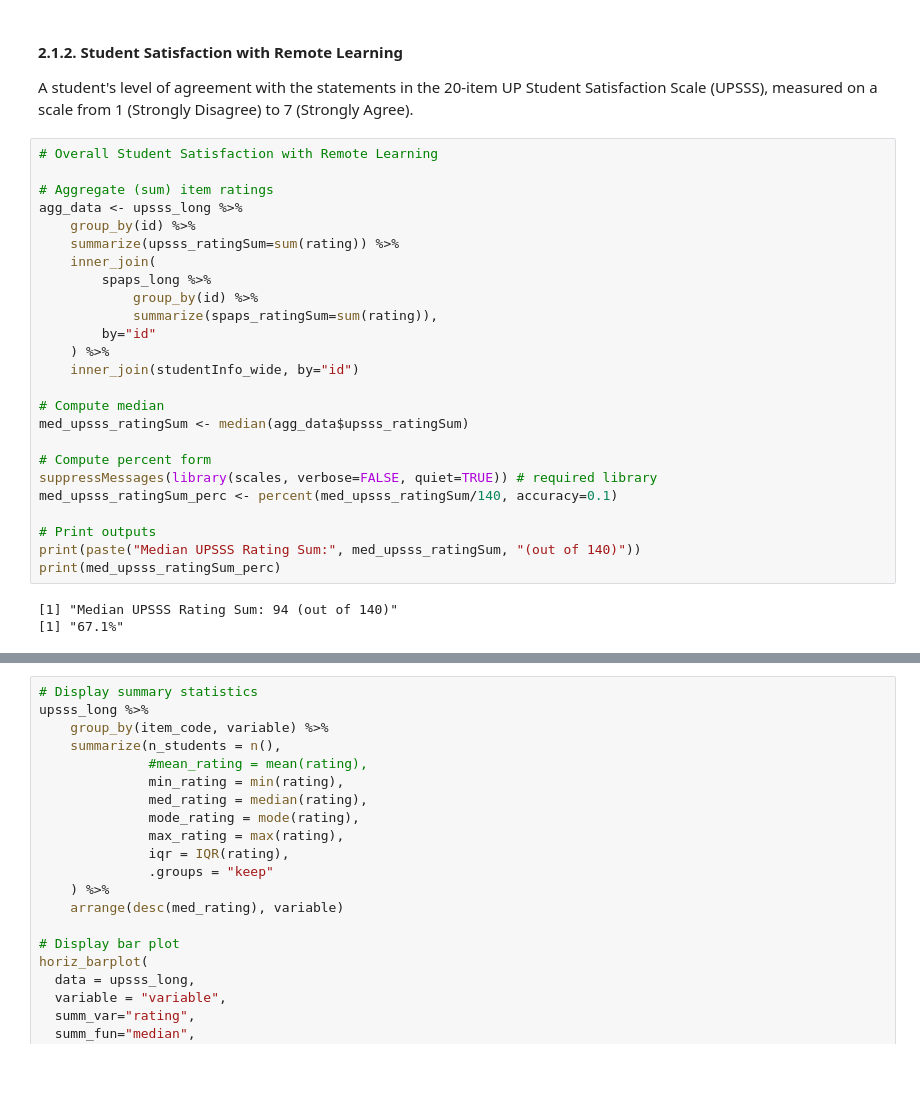
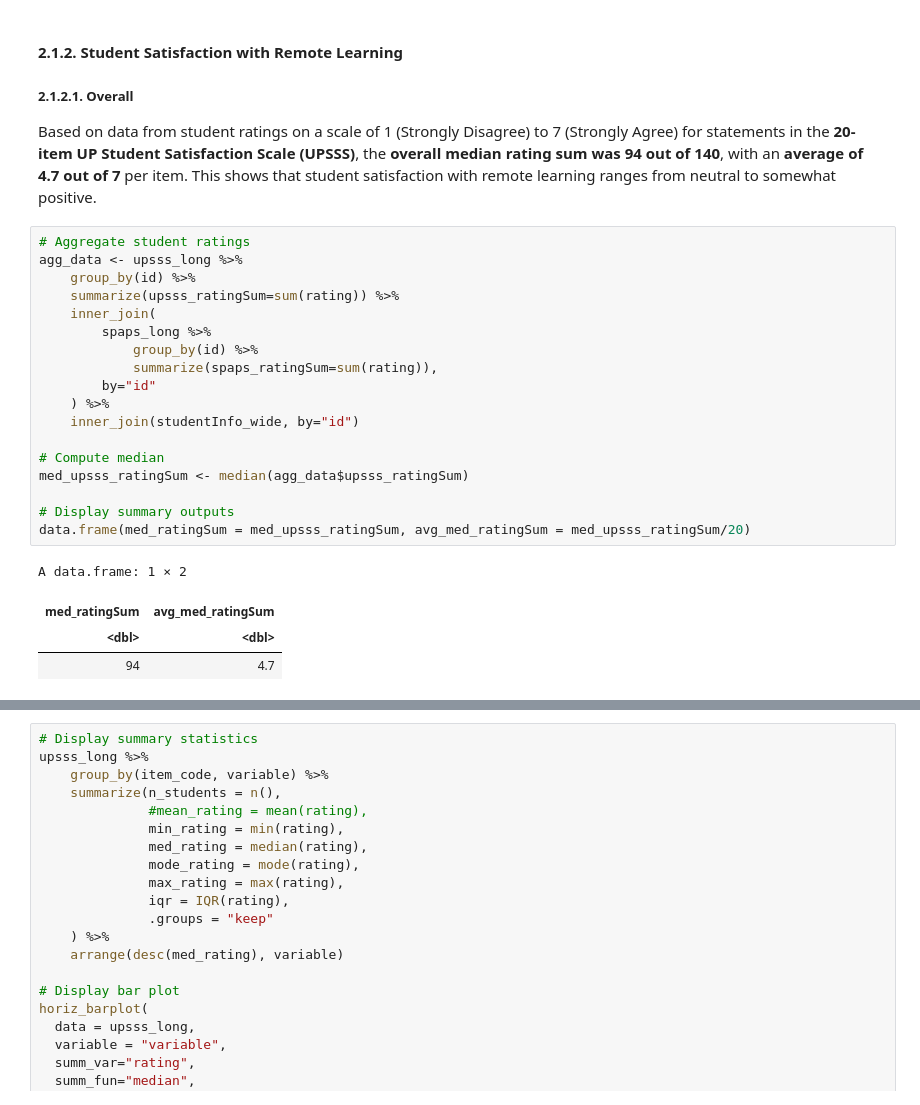
Before and after one commit to jbjdelacruz/DataSetlist, a Jupyter notebook: student-satisfaction-and-academic-performance/notebook.ipynb, the cells around one changed output, grey strips where cells are left out. Drawn from its saved outputs; the diff is of its cells as text; blank space fills up the shorter version.

Commit message:
Kaggle Notebook | Student Satisfaction and Academic Performance | Exploratory Analysis

```diff
--- a/student-satisfaction-and-academic-performance/notebook.ipynb
+++ b/student-satisfaction-and-academic-performance/notebook.ipynb
@@ -457,32 +455,28 @@ horiz_barplot(
-# %% [markdown]
-#### 2.1.2. Student Satisfaction with Remote Learning
-
-A student's level of agreement with the statements in the 20-item UP Student Satisfaction Scale (UPSSS), measured on a scale from 1 (Strongly Disagree) to 7 (Strongly Agree).
+# %% [markdown]
+#### 2.1.2. Student Satisfaction with Remote Learning
+
+##### 2.1.2.1. Overall
+Based on data from student ratings on a scale of 1 (Strongly Disagree) to 7 (Strongly Agree) for statements in the **20-item UP Student Satisfaction Scale (UPSSS)**, the **overall median rating sum was 94 out of 140**, with an **average of 4.7 out of 7** per item. This shows that student satisfaction with remote learning ranges from neutral to somewhat positive.
 # %%
-# Overall Student Satisfaction with Remote Learning
-
-# Aggregate (sum) item ratings
+# Aggregate student ratings
 agg_data <- upsss_long %>%
     group_by(id) %>%
     summarize(upsss_ratingSum=sum(rating)) %>%
     inner_join(
         spaps_long %>%
             group_by(id) %>%
             summarize(spaps_ratingSum=sum(rating)),
         by="id"
     ) %>%
     inner_join(studentInfo_wide, by="id")
 
 # Compute median
 med_upsss_ratingSum <- median(agg_data$upsss_ratingSum)
 
-# Compute percent form
-suppressMessages(library(scales, verbose=FALSE, quiet=TRUE)) # required library
-med_upsss_ratingSum_perc <- percent(med_upsss_ratingSum/140, accuracy=0.1)
-
-# Print outputs
-print(paste("Median UPSSS Rating Sum:", med_upsss_ratingSum, "(out of 140)"))
-print(med_upsss_ratingSum_perc)
+# Display summary outputs
+data.frame(med_ratingSum = med_upsss_ratingSum, avg_med_ratingSum = med_upsss_ratingSum/20)
 # %% [output]
-[1] "Median UPSSS Rating Sum: 94 (out of 140)"
-[1] "67.1%"
+A data.frame: 1 × 2
+| med_ratingSum | avg_med_ratingSum |
+| <dbl> | <dbl> |
+| 94 | 4.7 |
```
Also changed, not shown: parts of 27 cells of this notebook.
